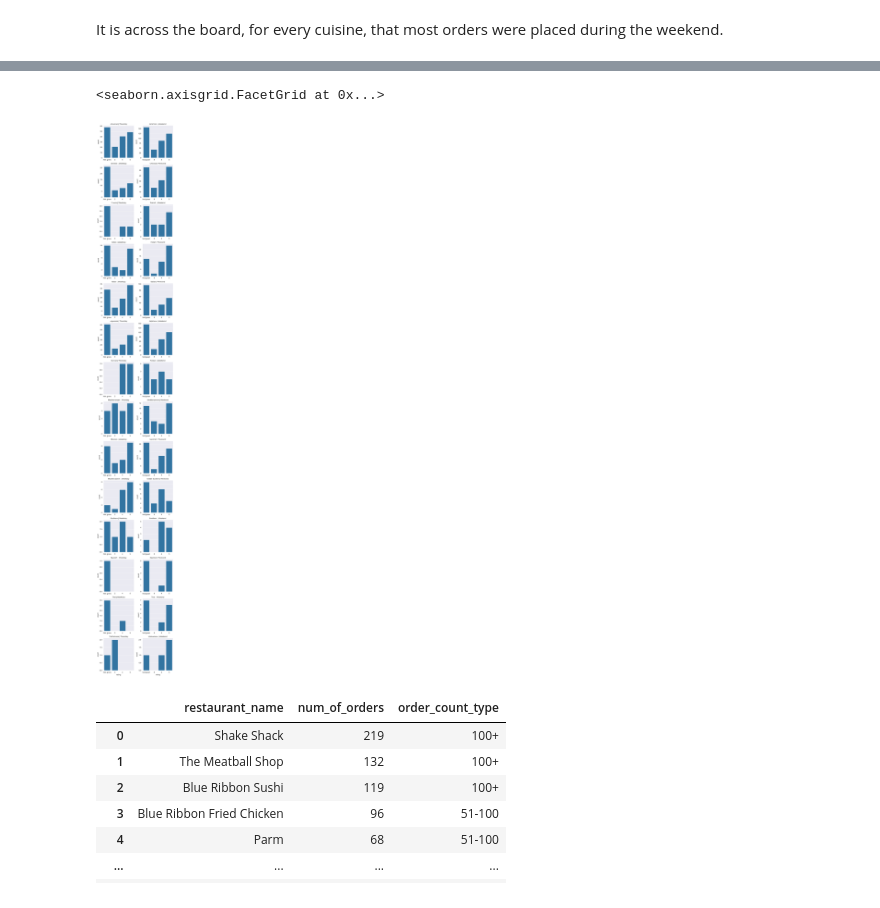
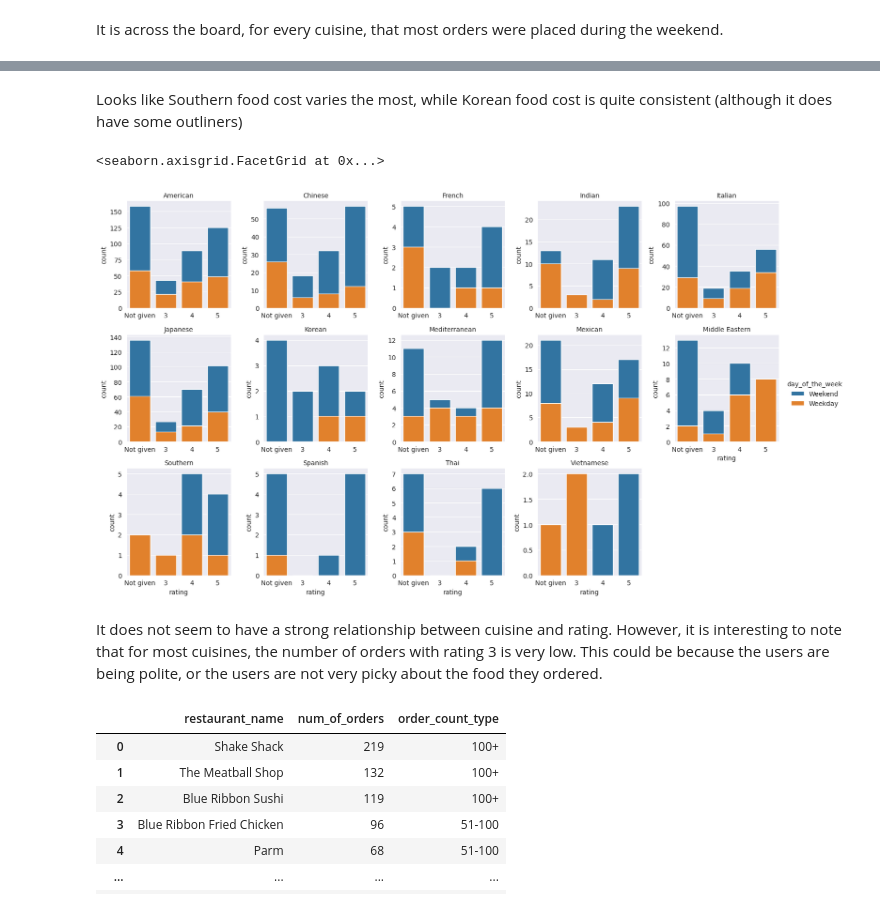
Before and after one commit to tinlong/AIML, a Jupyter notebook: Python Foundations/Project 1/PYF_Project_LearnerNotebook_FullCode.ipynb, the cells around one changed output, grey strips where cells are left out. Saved outputs shown, nothing was run; the diff lists cells and outputs as text; code cells hidden in the pictures.

```diff
--- a/Python Foundations/Project 1/PYF_Project_LearnerNotebook_FullCode.ipynb
+++ b/Python Foundations/Project 1/PYF_Project_LearnerNotebook_FullCode.ipynb
@@ -472,0 +493,2 @@ It is across the board, for every cuisine, that most orders were placed during t
+# %% [markdown]
+Looks like Southern food cost varies the most, while Korean food cost is quite consistent (although it does have some outliners)
@@ -473,9 +497,12 @@ It is across the board, for every cuisine, that most orders were placed during t
 # %%
-# for a facetgrid with day_of_the_week as the column, and cuisine_type as the row
-g = sns.FacetGrid(data=df, col='day_of_the_week', row='cuisine_type', sharex=False, sharey=False, row_order=cuisine_types, col_order=['Weekday', 'Weekend'])
+# relationship between cuisine and rating
+g = sns.FacetGrid(data=df, hue='day_of_the_week', col='cuisine_type', sharex=False, sharey=False, row_order=cuisine_types, col_order=cuisine_types, col_wrap=5)
 g.set_titles(col_template="{col_name}", row_template="{row_name}")
 g.map(sns.countplot, 'rating', order=['Not given', '3', '4', '5'])
+g.add_legend()
 # %% [output]
 <seaborn.axisgrid.FacetGrid at 0x...>
-[figure, old version]
+[figure, new version]
+# %% [markdown]
+It does not seem to have a strong relationship between cuisine and rating. However, it is interesting to note that for most cuisines, the number of orders with rating 3 is very low. This could be because the users are being polite, or the users are not very picky about the food they ordered.
 # %%
```
Also changed, not shown: parts of 25 cells of this notebook.
